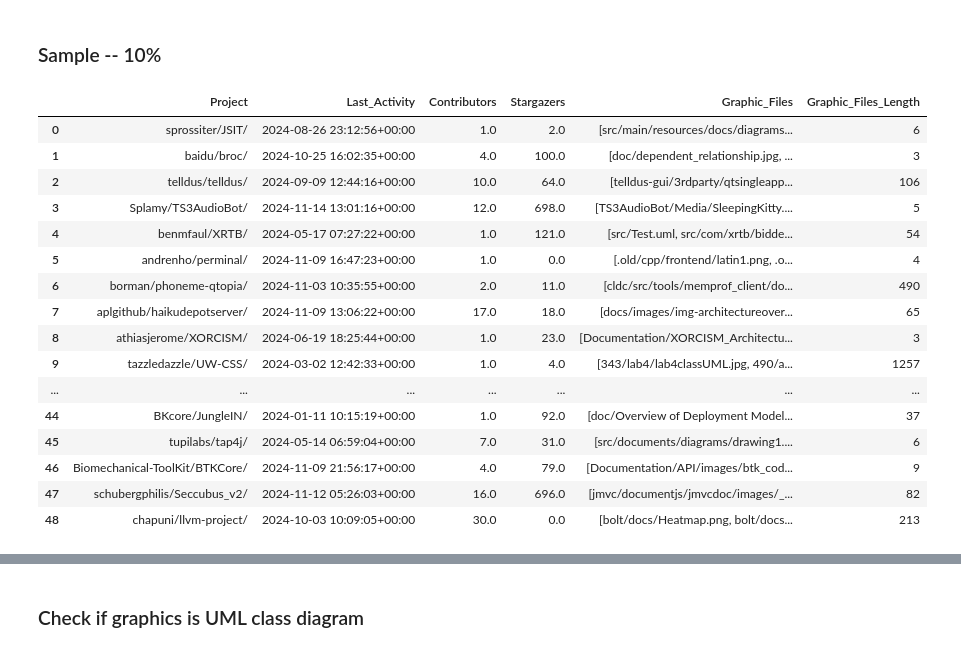
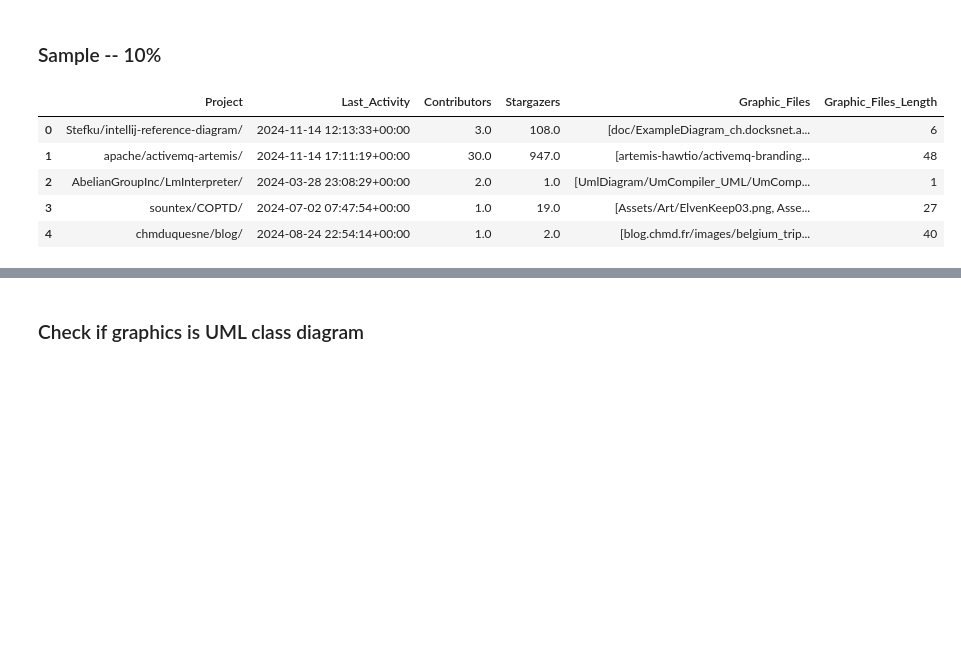
Before and after one commit to zakipauzi/uml_code_traceability, a Jupyter notebook: get_repos.ipynb, the cells around one changed output, grey strips where cells are left out. Saved outputs shown, nothing was run; the diff lists cells and outputs as text; code cells hidden in the pictures; blank space fills up the shorter version.

```diff
--- a/get_repos.ipynb
+++ b/get_repos.ipynb
@@ -342,23 +342,12 @@ repo_graphics_df
 # %% [markdown]
 ### Sample -- 10%
 # %%
-sampled_repo_graphics_df = repo_graphics_df.sample(frac=0.1, random_state=42).reset_index(drop=True)
-sampled_repo_graphics_df
+sampled_repo_graphics_df = repo_graphics_df.sample(frac=0.1, random_state=123).reset_index(drop=True)
+sampled_repo_graphics_df.head()
 # %% [output]
 |  | Project | Last_Activity | Contributors | Stargazers | Graphic_Files | Graphic_Files_Length |
-| 0 | sprossiter/JSIT/ | 2024-08-26 23:12:56+00:00 | 1.0 | 2.0 | [src/main/resources/docs/diagrams... | 6 |
-| 1 | baidu/broc/ | 2024-10-25 16:02:35+00:00 | 4.0 | 100.0 | [doc/dependent_relationship.jpg, ... | 3 |
-| 2 | telldus/telldus/ | 2024-09-09 12:44:16+00:00 | 10.0 | 64.0 | [telldus-gui/3rdparty/qtsingleapp... | 106 |
-| 3 | Splamy/TS3AudioBot/ | 2024-11-14 13:01:16+00:00 | 12.0 | 698.0 | [TS3AudioBot/Media/SleepingKitty.... | 5 |
-| 4 | benmfaul/XRTB/ | 2024-05-17 07:27:22+00:00 | 1.0 | 121.0 | [src/Test.uml, src/com/xrtb/bidde... | 54 |
-| 5 | andrenho/perminal/ | 2024-11-09 16:47:23+00:00 | 1.0 | 0.0 | [.old/cpp/frontend/latin1.png, .o... | 4 |
-| 6 | borman/phoneme-qtopia/ | 2024-11-03 10:35:55+00:00 | 2.0 | 11.0 | [cldc/src/tools/memprof_client/do... | 490 |
-| 7 | aplgithub/haikudepotserver/ | 2024-11-09 13:06:22+00:00 | 17.0 | 18.0 | [docs/images/img-architectureover... | 65 |
-| 8 | athiasjerome/XORCISM/ | 2024-06-19 18:25:44+00:00 | 1.0 | 23.0 | [Documentation/XORCISM_Architectu... | 3 |
-| 9 | tazzledazzle/UW-CSS/ | 2024-03-02 12:42:33+00:00 | 1.0 | 4.0 | [343/lab4/lab4classUML.jpg, 490/a... | 1257 |
-| ... | ... | ... | ... | ... | ... | ... |
-| 44 | BKcore/JungleIN/ | 2024-01-11 10:15:19+00:00 | 1.0 | 92.0 | [doc/Overview of Deployment Model... | 37 |
-| 45 | tupilabs/tap4j/ | 2024-05-14 06:59:04+00:00 | 7.0 | 31.0 | [src/documents/diagrams/drawing1.... | 6 |
-| 46 | Biomechanical-ToolKit/BTKCore/ | 2024-11-09 21:56:17+00:00 | 4.0 | 79.0 | [Documentation/API/images/btk_cod... | 9 |
-| 47 | schubergphilis/Seccubus_v2/ | 2024-11-12 05:26:03+00:00 | 16.0 | 696.0 | [jmvc/documentjs/jmvcdoc/images/_... | 82 |
-| 48 | chapuni/llvm-project/ | 2024-10-03 10:09:05+00:00 | 30.0 | 0.0 | [bolt/docs/Heatmap.png, bolt/docs... | 213 |
+| 0 | Stefku/intellij-reference-diagram/ | 2024-11-14 12:13:33+00:00 | 3.0 | 108.0 | [doc/ExampleDiagram_ch.docksnet.a... | 6 |
+| 1 | apache/activemq-artemis/ | 2024-11-14 17:11:19+00:00 | 30.0 | 947.0 | [artemis-hawtio/activemq-branding... | 48 |
+| 2 | AbelianGroupInc/LmInterpreter/ | 2024-03-28 23:08:29+00:00 | 2.0 | 1.0 | [UmlDiagram/UmCompiler_UML/UmComp... | 1 |
+| 3 | sountex/COPTD/ | 2024-07-02 07:47:54+00:00 | 1.0 | 19.0 | [Assets/Art/ElvenKeep03.png, Asse... | 27 |
+| 4 | chmduquesne/blog/ | 2024-08-24 22:54:14+00:00 | 1.0 | 2.0 | [blog.chmd.fr/images/belgium_trip... | 40 |
```
Also changed, not shown: parts of 14 cells of this notebook, 7 other files.
